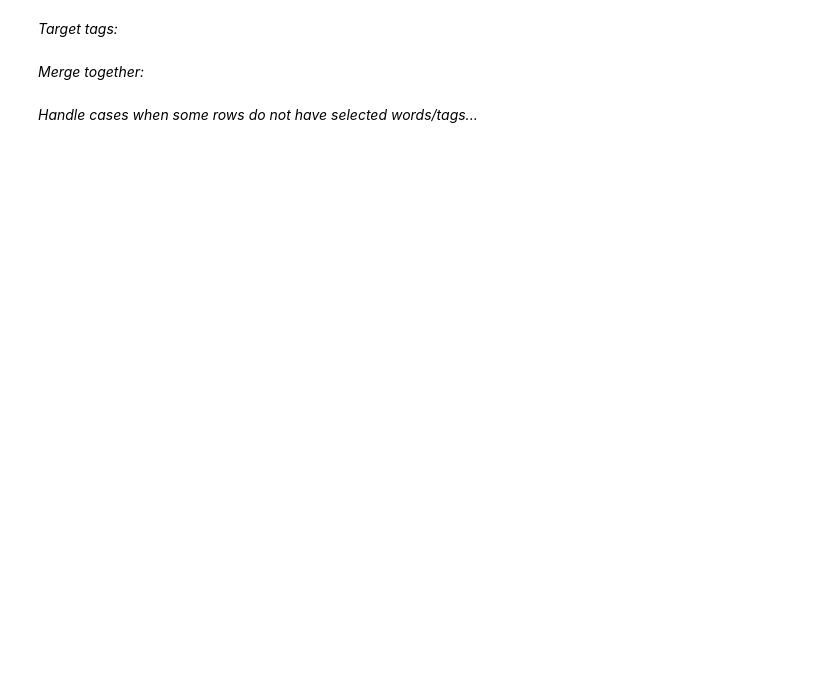
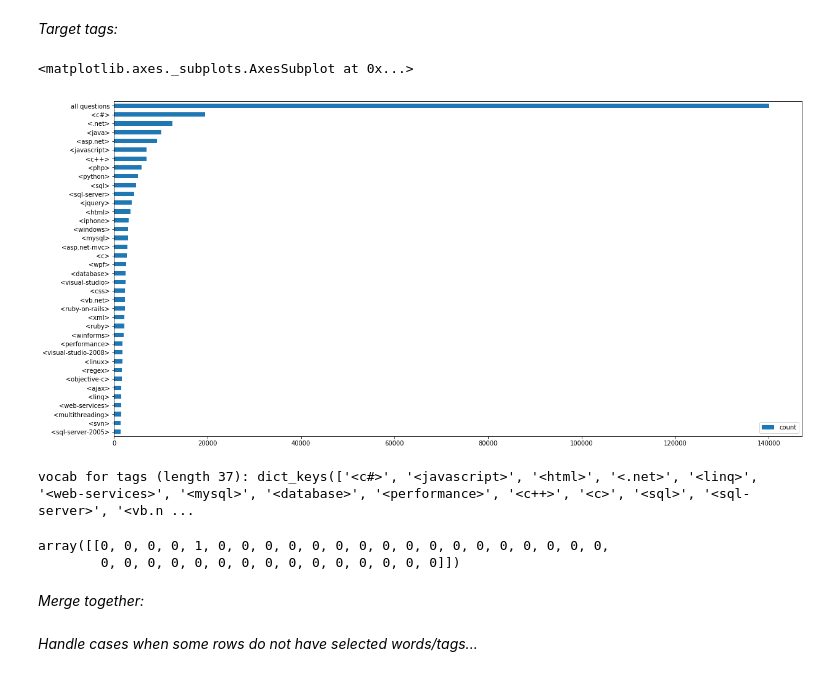
Before and after one commit to 0-tree/OCDataSciencePath, a Jupyter notebook: Project6/Work/dev_dataDownloadAndCleaning.ipynb, the cells around one changed output. Cells and saved outputs as stored; diff of their text form; code cells hidden in the pictures; blank space fills up the shorter version.

```diff
--- a/Project6/Work/dev_dataDownloadAndCleaning.ipynb
+++ b/Project6/Work/dev_dataDownloadAndCleaning.ipynb
@@ -206,39 +226,47 @@ title2_train[0,:]
 # %%
 # analysis of the tags (NB: here we only 'multiplly'-one-hot encode: there is no need to compute TF-IDF!)
 
 # count occurences
-min_df_tag = .02 # we will only deal with not too rare tags
+min_df_tag = .01 # we will only deal with not too rare tags
 
 count_tag = CountVectorizer(analyzer = "word",   # entities to be counted
                             strip_accents = None,
                             preprocessor = None, # because we did it ourselves
                             lowercase = False,   # because we did it ourselves
                             stop_words = None,   # because we did it ourselves
                             tokenizer = None,    # because we did it ourselves
                             token_pattern = '<[^[<>]*>', # specific token for these tags
                             min_df = min_df_tag)
 
 count_tag.fit(df_train['Tags_clean'])
 
 # transform
 tag_train = count_tag.transform(df_train['Tags_clean'])
 tag_test = count_tag.transform(df_test['Tags_clean'])
 
 # plot number of questions per tag
 tagCount = pd.DataFrame(index=['count'])
 tagCount['all questions'] = tag_train.shape[0]
 for t,i in count_tag.vocabulary_.items():
     tagCount[t] = tag_train[:,i].sum()
 tagCount = tagCount.transpose()
 tagCount = tagCount.sort_values(by='count',ascending=True)
 tagCount.plot(kind='barh',figsize=(20,10))
+# %% [output]
+<matplotlib.axes._subplots.AxesSubplot at 0x...>
+[figure, added]
 # %%
-print('\nvocab for tags: {}'.format(count_tag.vocabulary_.keys()))
+print('\nvocab for tags (length {}): {}'.format(len(count_tag.vocabulary_),count_tag.vocabulary_.keys()))
+# %% [output]
+vocab for tags (length 37): dict_keys(['<c#>', '<javascript>', '<html>', '<.net>', '<linq>', '<web-services>', '<mysql>', '<database>', '<performance>', '<c++>', '<c>', '<sql>', '<sql-server>', '<vb.n ...
 # %%
 # save transofrmer for later use
 pickle.dump(count_tag, open(pathToIntellDir+'count_tag.pkl','wb'))
 # %%
 tag_train[0,:].toarray()
+# %% [output]
+array([[0, 0, 0, 0, 1, 0, 0, 0, 0, 0, 0, 0, 0, 0, 0, 0, 0, 0, 0, 0, 0, 0,
+        0, 0, 0, 0, 0, 0, 0, 0, 0, 0, 0, 0, 0, 0, 0]])
 # %% [markdown]
 *Merge together:*
 # %%
```
Also changed, not shown: parts of 7 cells of this notebook.
